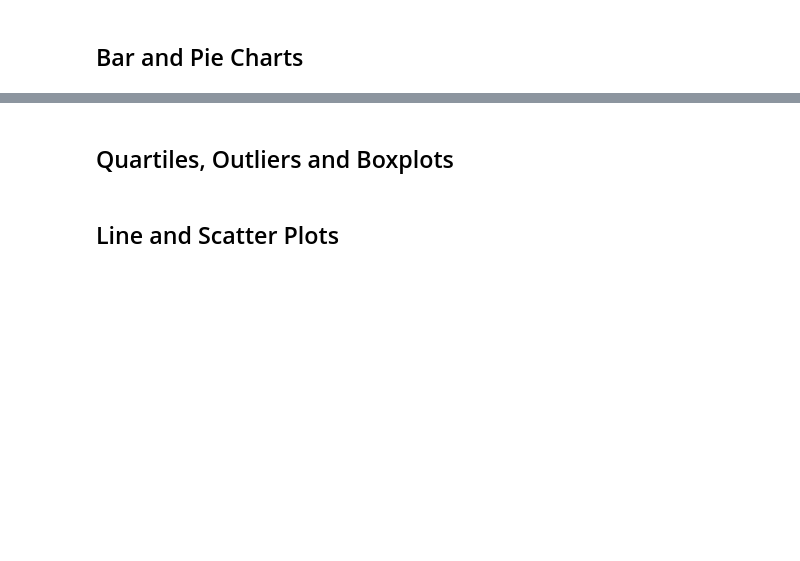
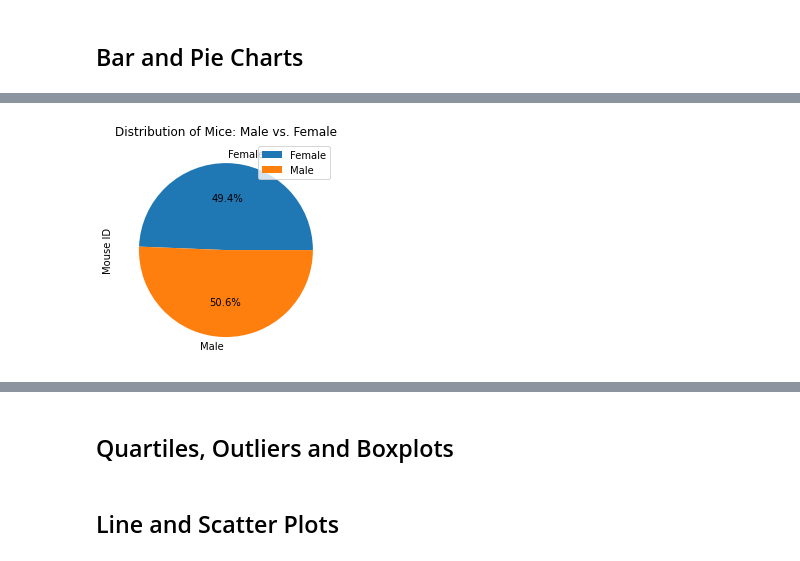
Before and after one commit to ijeriel/Bootcamp-Homework-Jeriel, a Jupyter notebook: Matplotlib-challenge/pymaceuticals_starter.ipynb, the cells around one changed output, grey strips where cells are left out. Cells and saved outputs as stored; diff of their text form; code cells hidden in the pictures; blank space fills up the shorter version.

```diff
--- a/Matplotlib-challenge/pymaceuticals_starter.ipynb
+++ b/Matplotlib-challenge/pymaceuticals_starter.ipynb
@@ -133,4 +185,11 @@ SyntaxError: invalid syntax (<ipython-input-19-7b885acc8c2e>, line 7)
 # %%
 # Generate a pie plot showing the distribution of female versus male mice using pandas
+sex_df = mouse_study_clean.groupby("Sex").count()
+
+plot = sex_df.plot.pie(y='Mouse ID', autopct='%1.1f%%')
+plt.title("Distribution of Mice: Male vs. Female")
+plt.show()
+# %% [output]
+[figure, added]
 # %%
 # Generate a pie plot showing the distribution of female versus male mice using pyplot
```
Also changed, not shown: parts of 5 cells of this notebook.
